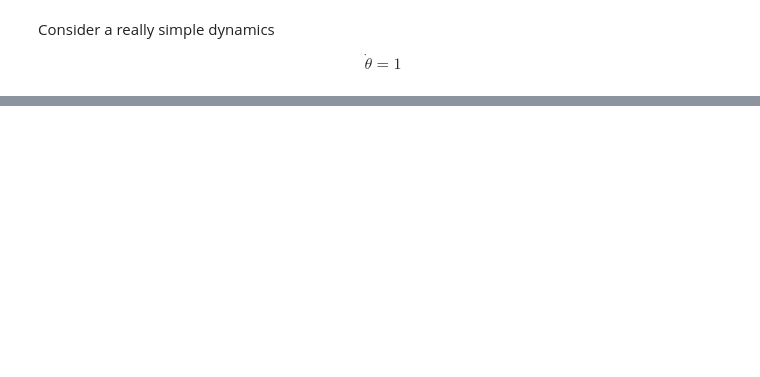
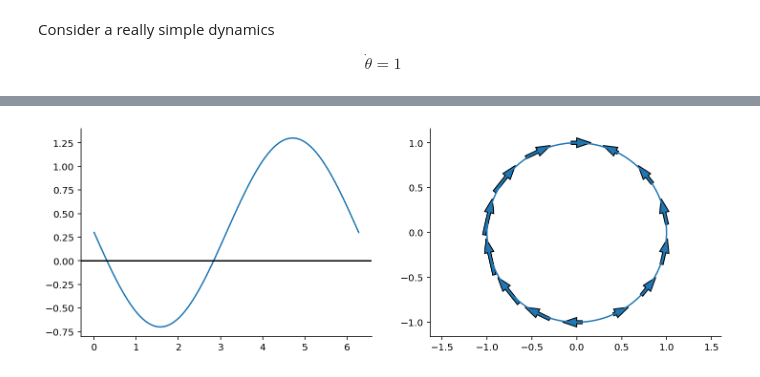
Before and after one commit to gerdm/QMUL, a Jupyter notebook: MTH744P-dynamical-systems/l04-flow-on-circle.ipynb, the cells around one changed output, grey strips where cells are left out. Cells and saved outputs as stored; diff of their text form; code cells hidden in the pictures; blank space fills up the shorter version.

```diff
--- a/MTH744P-dynamical-systems/l04-flow-on-circle.ipynb
+++ b/MTH744P-dynamical-systems/l04-flow-on-circle.ipynb
@@ -46,0 +79,13 @@ plt.axis("equal");
+# %%
+theta_init = np.linspace(0, 2 * np.pi, 15)
+
+omega, a = 0.3, 1
+def f(theta):
+    return omega - a * np.sin(theta)
+
+fig, ax = plt.subplots(1, 2, figsize=(12, 4))
+ax[0].plot(theta_range, f(theta_range))
+ax[0].axhline(y=0, c="black")
+plot_circular_dynamics(theta_init, f, rtol=0.7)
+# %% [output]
+[figure, added]
```
Also changed, not shown: parts of 12 cells of this notebook.
